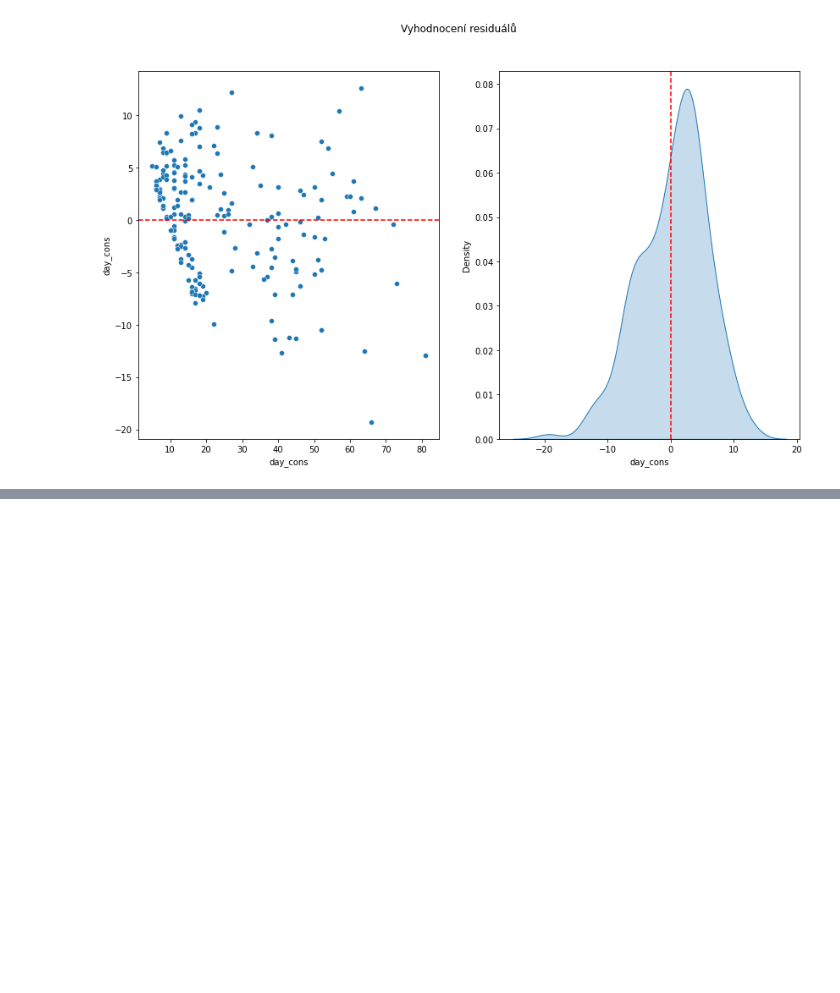
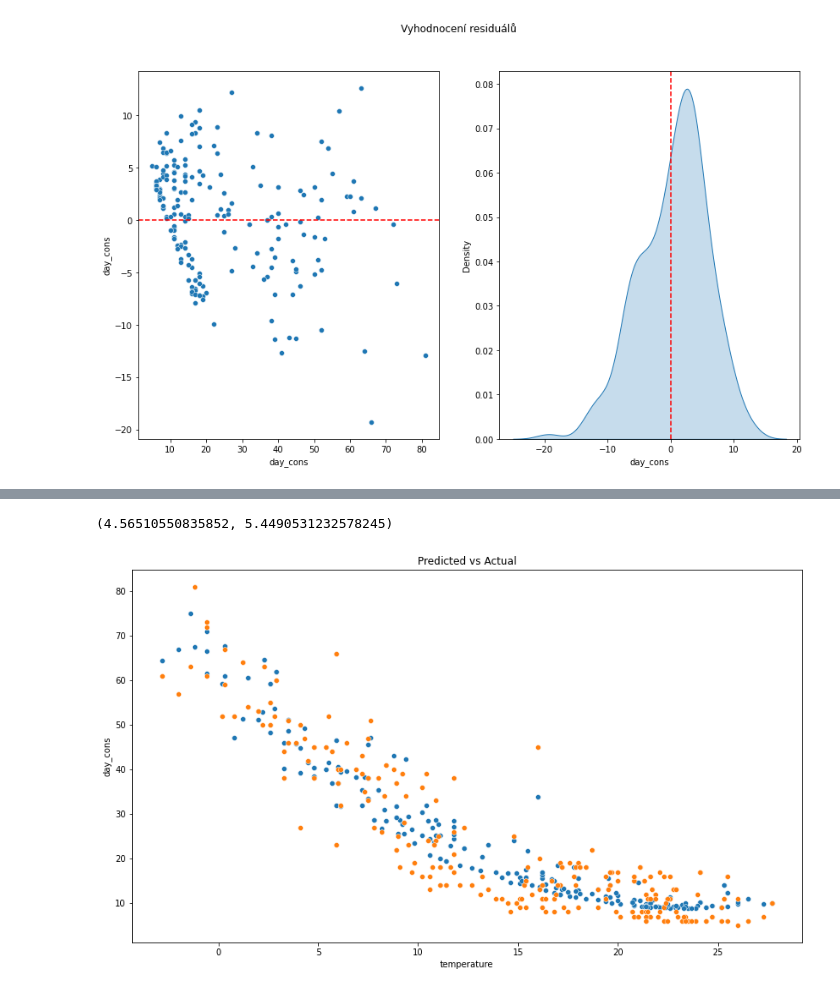
Before and after one commit to knappekl1/Mikulov_data, a Jupyter notebook: day_cons_regression.ipynb, the cells around one changed output, grey strips where cells are left out. Drawn from its saved outputs; the diff is of its cells as text; code cells hidden in the pictures; blank space fills up the shorter version.

```diff
--- a/day_cons_regression.ipynb
+++ b/day_cons_regression.ipynb
@@ -193,0 +223,4 @@ plt.show()
+# %%
+ridge_cv = RidgeCV(cv=None, scoring="neg_root_mean_squared_error")
+# %%
+ridge_cv.fit(X_train,y_train)
@@ -193,0 +239,16 @@ plt.show()
+# %%
+MAE, RMSE
+# %% [output]
+(4.56510550835852, 5.4490531232578245)
+# %%
+X_all = scaler.transform(poly_feat)
+# %%
+y_all = ridge_cv.predict(X_all)
+# %%
+fig, ax = plt.subplots(figsize=(14,8))
+sns.scatterplot(x=df["temperature"], y=y_all, ax=ax)
+sns.scatterplot(x=df["temperature"],y=y,ax=ax)
+plt.title("Predicted vs Actual")
+plt.show()
+# %% [output]
+[figure, added]
```
Also changed, not shown: parts of 17 cells of this notebook, 1 other file.
